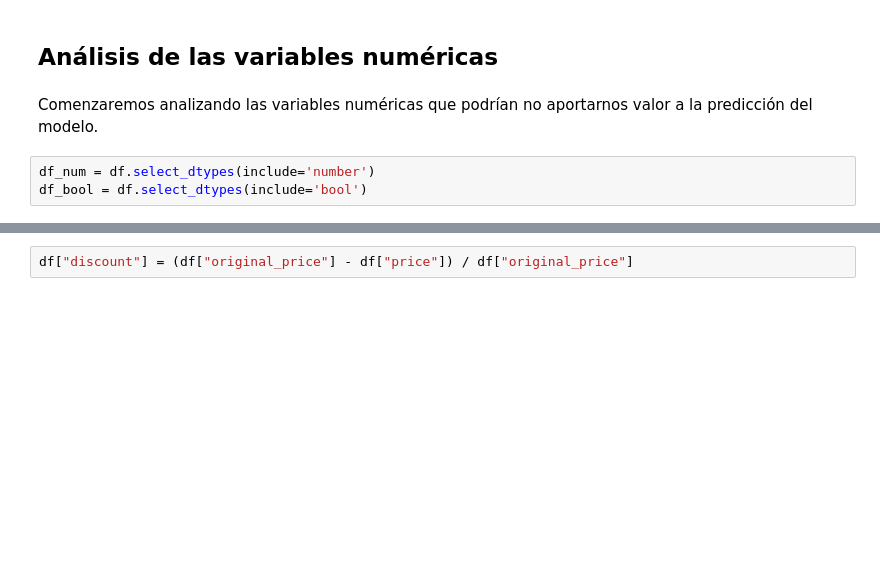
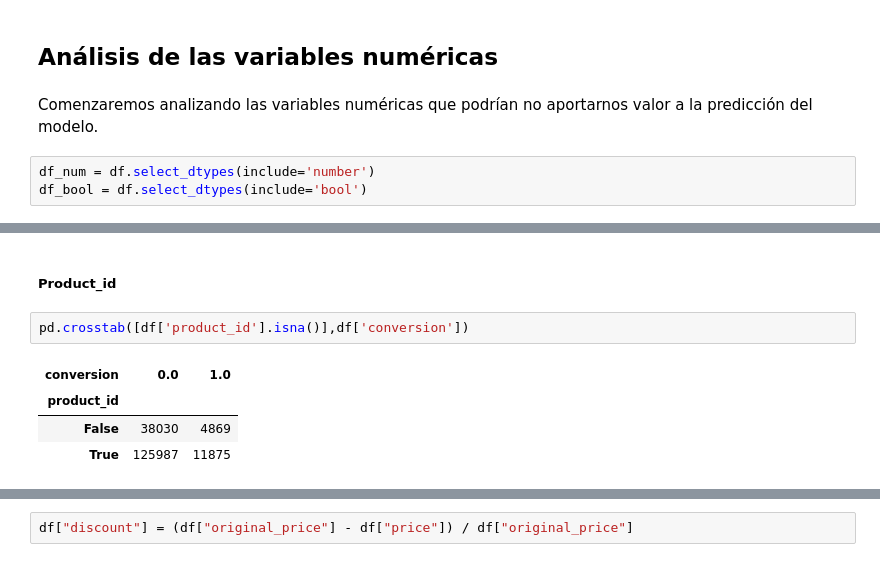
Before and after one commit to azulnogueraa/Prediccion_de_Conversion_IA, a Jupyter notebook: analisis.ipynb, the cells around one changed output, grey strips where cells are left out. Drawn from its saved outputs; the diff is of its cells as text; blank space fills up the shorter version.

```diff
--- a/analisis.ipynb
+++ b/analisis.ipynb
@@ -123,0 +156,9 @@ df = df.drop(columns=["product_id", "user_id", "accepts_mercadopago", "boosted"]
+# %% [markdown]
+##### Product_id
+# %%
+pd.crosstab([df['product_id'].isna()],df['conversion'])
+# %% [output]
+| conversion | 0.0 | 1.0 |
+| product_id |  |  |
+| False | 38030 | 4869 |
+| True | 125987 | 11875 |
```
Also changed, not shown: parts of 74 cells of this notebook.
